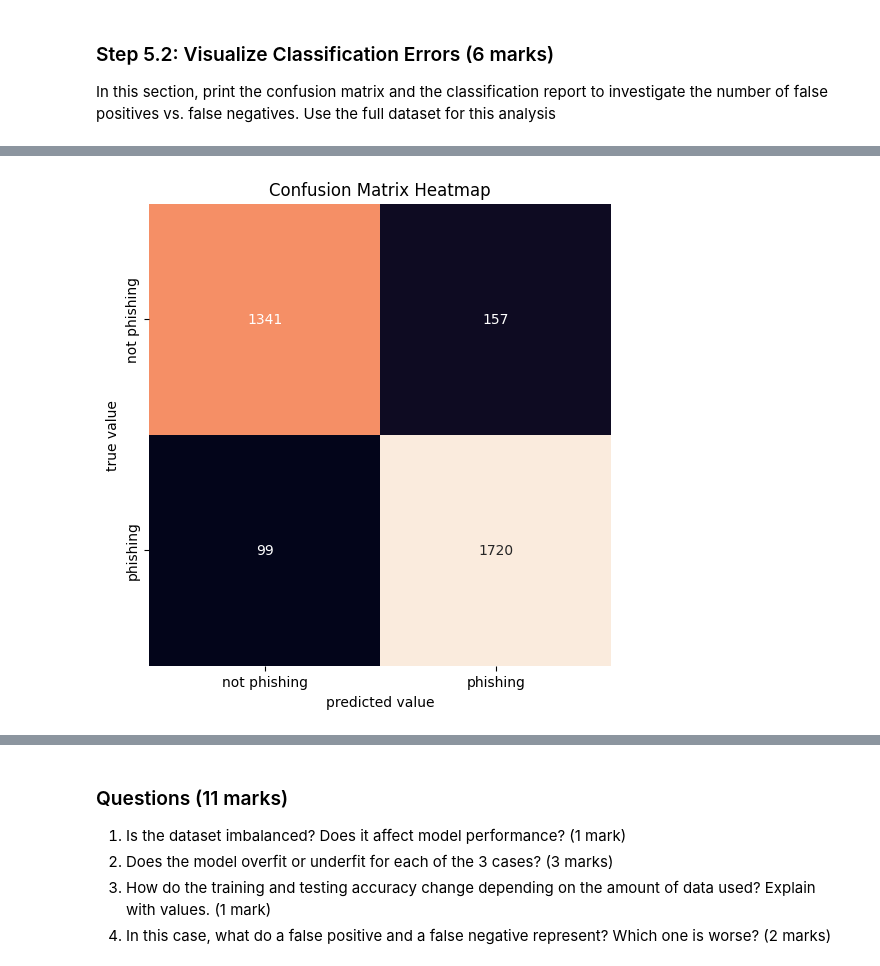
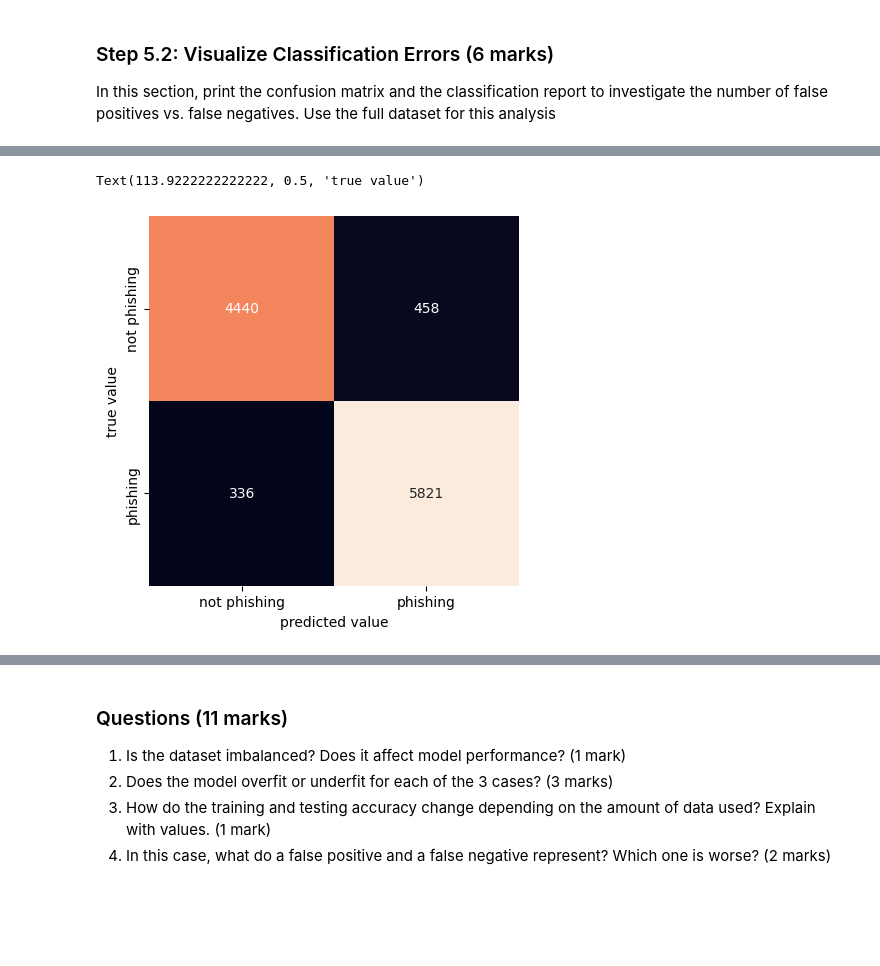
Before and after one commit to ObehiEdeoghon/engg680_2024_fall, a Jupyter notebook: Lab_Assignment3/Assignment3.ipynb, the cells around one changed output, grey strips where cells are left out. Drawn from its saved outputs; the diff is of its cells as text; code cells hidden in the pictures; blank space fills up the shorter version.

```diff
--- a/Lab_Assignment3/Assignment3.ipynb
+++ b/Lab_Assignment3/Assignment3.ipynb
@@ -495,15 +484,16 @@ Size of y_small: (331, 1)
     - Only first two columns of `X` and `y` (1 mark)
     - `X_small` and `y_small` (1 mark)
 # %%
+import pandas as pd
+import numpy as np
+import matplotlib.pyplot as plt
+from sklearn.model_selection import train_test_split
+from sklearn.linear_model import LogisticRegression
+
 # Instantiate the model
-from sklearn.linear_model import LogisticRegression
-from sklearn.metrics import accuracy_score, log_loss
-
-# Create a Logistic Regression model
 model = LogisticRegression(max_iter=2000)
 
 # Train and evaluate on the full dataset
-y=y.ravel()
 model.fit(X, y)
 train_accuracy_full = model.score(X, y)
 y_pred_full = model.predict(X)
@@ -517,7 +507,7 @@ y_pred_2_cols = model.predict(X.iloc[:, :2])
 test_accuracy_2_cols = model.score(X.iloc[:, :2], y)
 
 # Train and evaluate on the smaller dataset
-model.fit(X_small, y_small.values.ravel())
+model.fit(X_small, y_small)
 train_accuracy_small = model.score(X_small, y_small)
 y_pred_small = model.predict(X_small)
 test_accuracy_small = model.score(X_small, y_small)
@@ -692,0 +592,20 @@ Dimension of predicted output (y_test_full_pred): (3317,)
+# %%
+# TO DO: Retrieve target vector and predicted values for testing set using full dataset and print the dimension of the predicted output (2 mark)
+# Note: 70% training set, 30% testing set
+from sklearn.metrics import confusion_matrix, classification_report
+import seaborn as sns
+import matplotlib.pyplot as plt
+
+# Confusion Matrix and Classification Report for full dataset
+conf_mat = confusion_matrix(y, y_pred_full)
+
+# Plotting the confusion matrix
+sns.heatmap(conf_mat, annot=True, fmt='d', cmap='Blues', xticklabels=['Not Phishing', 'Phishing'], yticklabels=['Not Phishing', 'Phishing'])
+plt.xlabel('Predicted')
+plt.ylabel('True')
+plt.title('Confusion Matrix for Full Dataset')
+plt.show()
+
+# Classification Report
+print("Classification Report for Full Dataset:")
+print(classification_report(y, y_pred_full))
@@ -693,16 +623,12 @@ Dimension of predicted output (y_test_full_pred): (3317,)
 # %%
 import seaborn as sns
-from sklearn.metrics import confusion_matrix
-import matplotlib.pyplot as plt
 
 # TO DO: Calculate confusion matrix (2 marks) : conf_mat
-conf_mat = confusion_matrix(y_test_full, y_test_full_pred)
+
 # Below code prints confusion matrix using a heatmap
-plt.figure(figsize=(8, 6))
 sns.heatmap(conf_mat, xticklabels=['not phishing', 'phishing'],  yticklabels=['not phishing', 'phishing'], square=True, annot=True, cbar=False, fmt='d')
 plt.xlabel('predicted value')
 plt.ylabel('true value')
-plt.title('Confusion Matrix Heatmap')
-plt.show()
 # %% [output]
+Text(113.9222222222222, 0.5, 'true value')
-[figure, old version]
+[figure, new version]
```
Also changed, not shown: parts of 12 cells of this notebook.
